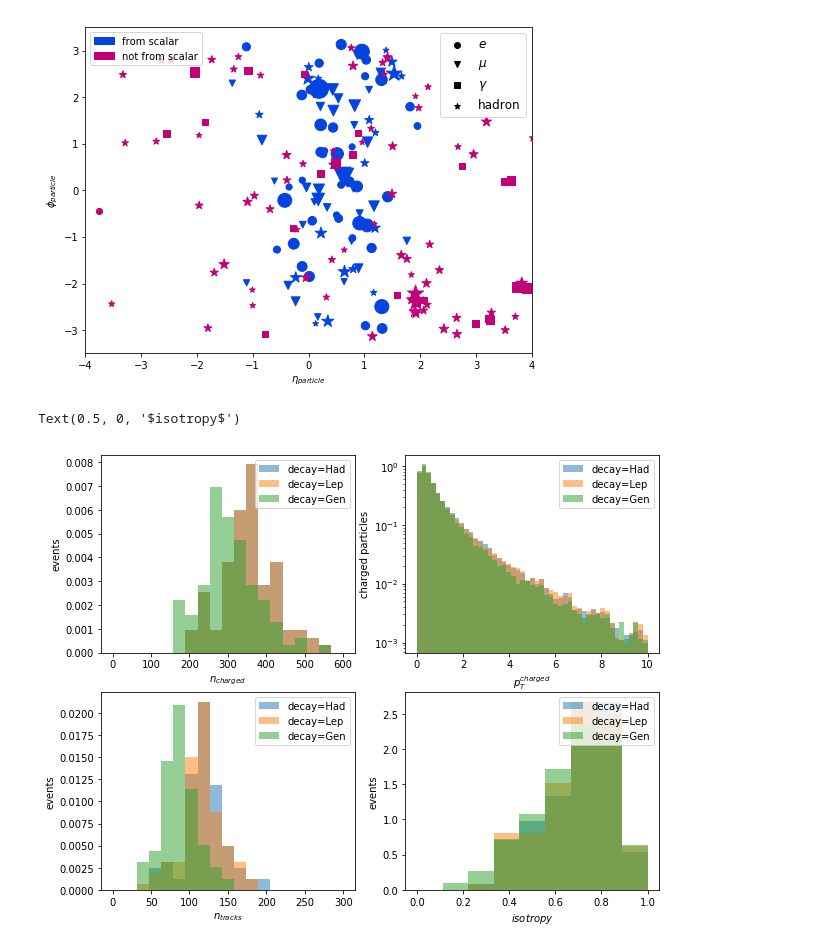
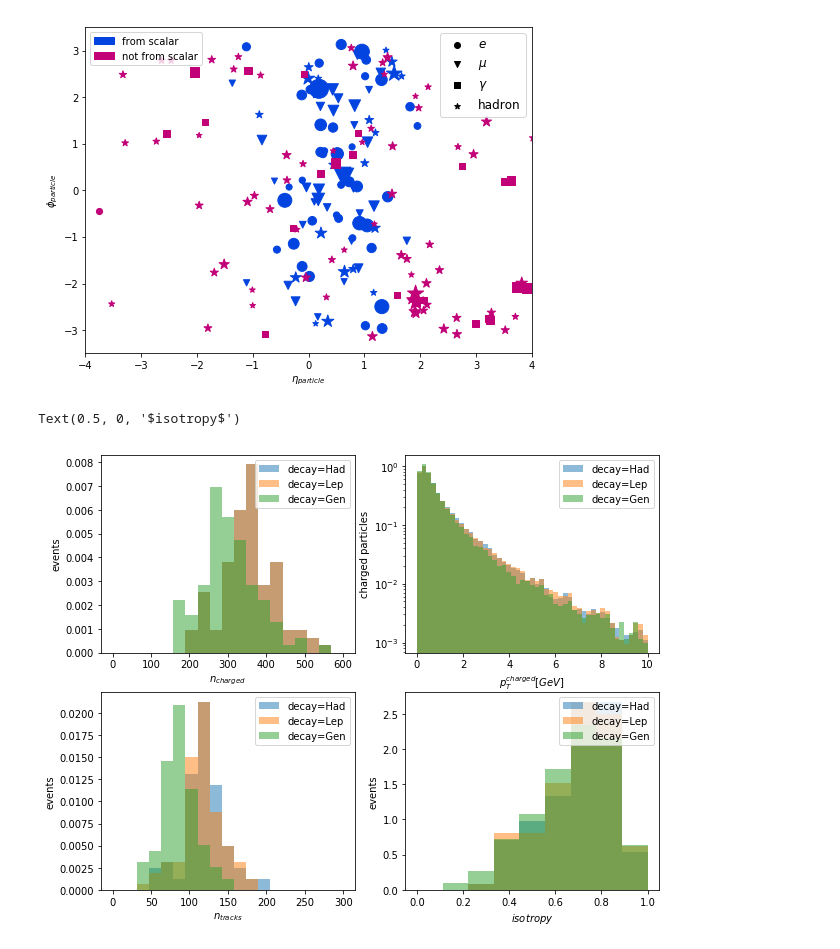
Before and after one commit to kdipetri/suepTutorial, a Jupyter notebook: tutorial.ipynb, the cells around one changed output. Saved outputs shown, nothing was run; the diff lists cells and outputs as text; code cells hidden in the pictures.

```diff
--- a/tutorial.ipynb
+++ b/tutorial.ipynb
@@ -329,32 +355,32 @@ axs[0,0].set_xlabel("$n_{charged}$")
 
 
 # charged particle pT
 bins = np.linspace(0,10,50)
 axs[0,1].hist(suep_darkPhoHad.chargedPt, bins, alpha=0.5, label='decay=Had', normed=1)
 axs[0,1].hist(suep_darkPho.chargedPt   , bins, alpha=0.5, label='decay=Lep', normed=1)
 axs[0,1].hist(suep_generic.chargedPt   , bins, alpha=0.5, label='decay=Gen', normed=1)
 axs[0,1].legend(loc='upper right')
 axs[0,1].set_ylabel("charged particles")
-axs[0,1].set_xlabel("$p_{T}^{charged}$")
+axs[0,1].set_xlabel("$p_{T}^{charged} [GeV]$")
 axs[0,1].set_yscale('log')
 
 # nTracks with pT > 0.7 GeV
 bins = np.linspace(0,300,20)
 axs[1,0].hist(suep_darkPhoHad.nTracks, bins, alpha=0.5, label='decay=Had', normed=1)
 axs[1,0].hist(suep_darkPho.nTracks   , bins, alpha=0.5, label='decay=Lep', normed=1)
 axs[1,0].hist(suep_generic.nTracks   , bins, alpha=0.5, label='decay=Gen', normed=1)
 axs[1,0].legend(loc='upper right')
 axs[1,0].set_ylabel("events")
 axs[1,0].set_xlabel("$n_{tracks}$")
 
 # isotropy from tracks in acceptance
 bins = np.linspace(0,1,10)
 axs[1,1].hist(suep_darkPhoHad.isotropy, bins, alpha=0.5, label='decay=Had', normed=1)
 axs[1,1].hist(suep_darkPho.isotropy   , bins, alpha=0.5, label='decay=Lep', normed=1)
 axs[1,1].hist(suep_generic.isotropy   , bins, alpha=0.5, label='decay=Gen', normed=1)
 axs[1,1].legend(loc='upper right')
 axs[1,1].set_ylabel("events")
 axs[1,1].set_xlabel("$isotropy$")
 # %% [output]
 Text(0.5, 0, '$isotropy$')
-[figure, old version]
+[figure, new version]
```
Also changed, not shown: parts of 9 cells of this notebook.
